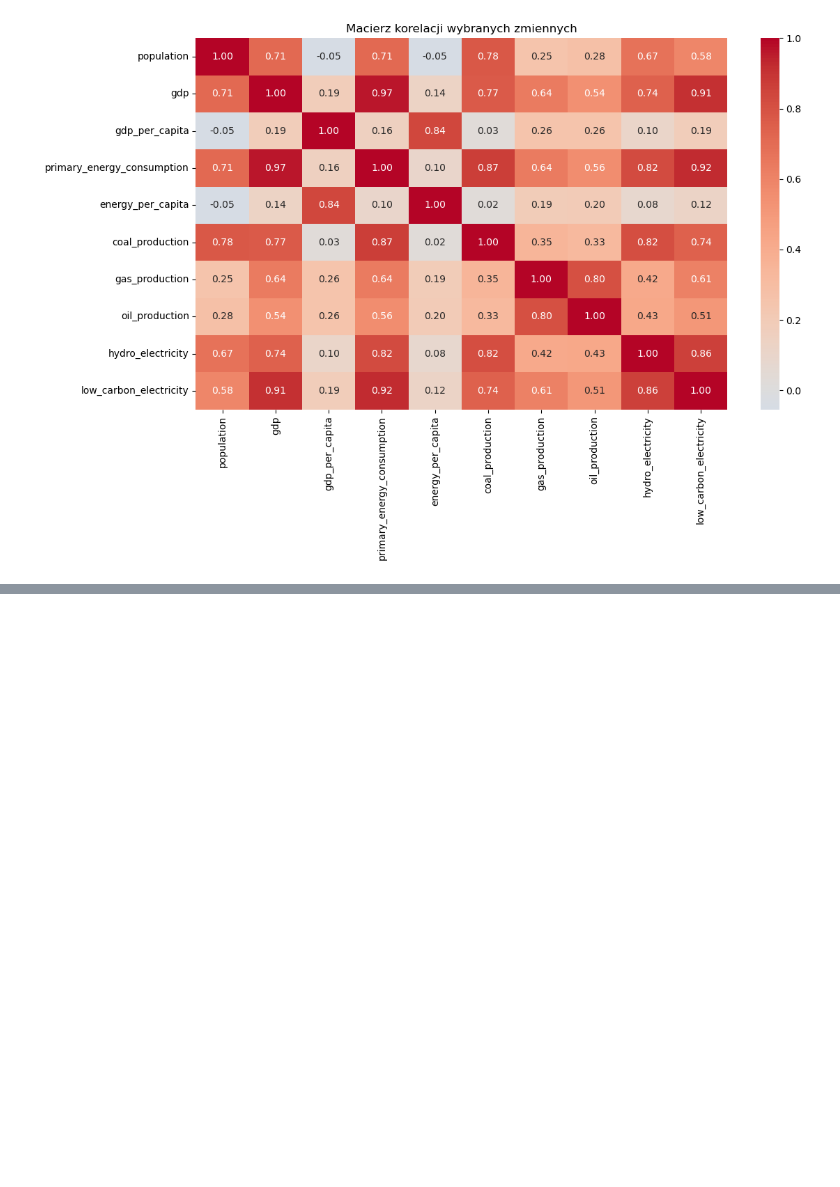
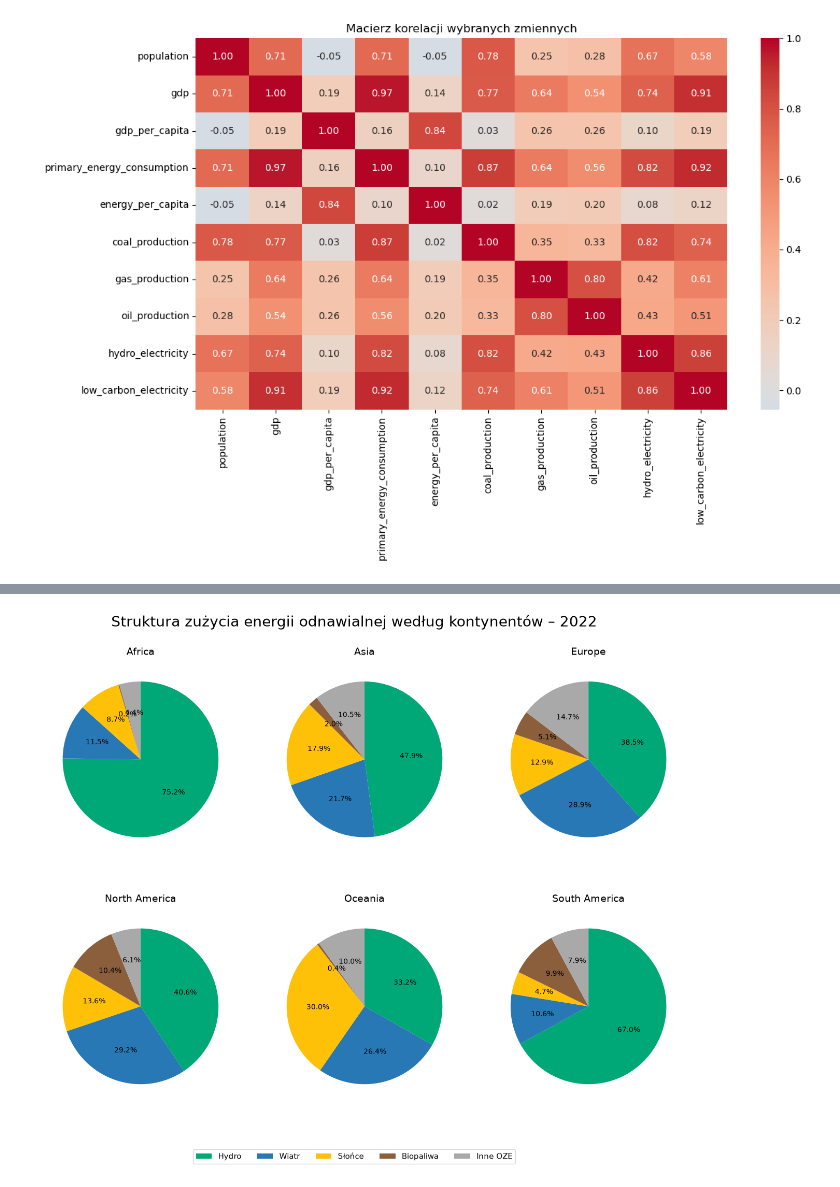
Before and after one commit to olaramota-beep/AWDP-projekt-do-oddania, a Jupyter notebook: Diagnostyka danych i wizualizacja.ipynb, the cells around one changed output, grey strips where cells are left out. Cells and saved outputs as stored; diff of their text form; code cells hidden in the pictures; blank space fills up the shorter version.

```diff
--- a/Diagnostyka danych i wizualizacja.ipynb
+++ b/Diagnostyka danych i wizualizacja.ipynb
@@ -663,0 +1092,11 @@ plt.show()
+# %%
+# Dane dotyczące zużycia poszczególnych źródeł OZE w 2022 roku
+
+renewable_2022 = (
+    df_continents[
+        df_continents['year'] == 2022
+    ]
+    .set_index('country')[renewable_sources]
+)
+
+renewable_2022
@@ -663,0 +1115,68 @@ plt.show()
+# %%
+# Wykresy
+# Struktura zużycia energii odnawialnej według kontynentów w 2022 roku
+
+fig, axes = plt.subplots(2, 3, figsize=(16, 11))
+
+labels = [
+    'Hydro',
+    'Wiatr',
+    'Słońce',
+    'Biopaliwa',
+    'Inne OZE'
+]
+
+colors = [
+    '#00A878',  # Hydro – intensywna zieleń
+    '#2878B5',  # Wiatr – niebieski
+    '#FFC107',  # Słońce – żółty
+    '#8B5E3C',  # Biopaliwa – brązowy
+    '#A9A9A9'   # Inne OZE – szary
+]
+
+for ax, continent in zip(axes.flat, renewable_2022.index):
+
+    values = renewable_2022.loc[continent]
+
+    ax.pie(
+        values,
+        labels=None,
+        colors=colors,
+        autopct='%1.1f%%',
+        startangle=90,
+        counterclock=False,
+        textprops={'fontsize': 10}
+)
+
+    ax.set_title(
+        continent,
+        fontsize=14,
+        pad=10
+    )
+
+# Wspólny tytuł
+fig.suptitle(
+    'Struktura zużycia energii odnawialnej według kontynentów – 2022',
+    fontsize=20,
+    y=0.98
+)
+
+# Wspólna legenda
+fig.legend(
+    labels,
+    loc='lower center',
+    ncol=5,
+    fontsize=11,
+    bbox_to_anchor=(0.5, 0.01)
+)
+
+plt.subplots_adjust(
+    top=0.90,
+    bottom=0.12,
+    hspace=0.25,
+    wspace=0.15
+)
+
+plt.show()
+# %% [output]
+[figure, added]
```
Also changed, not shown: parts of 35 cells of this notebook, 1 other file.
